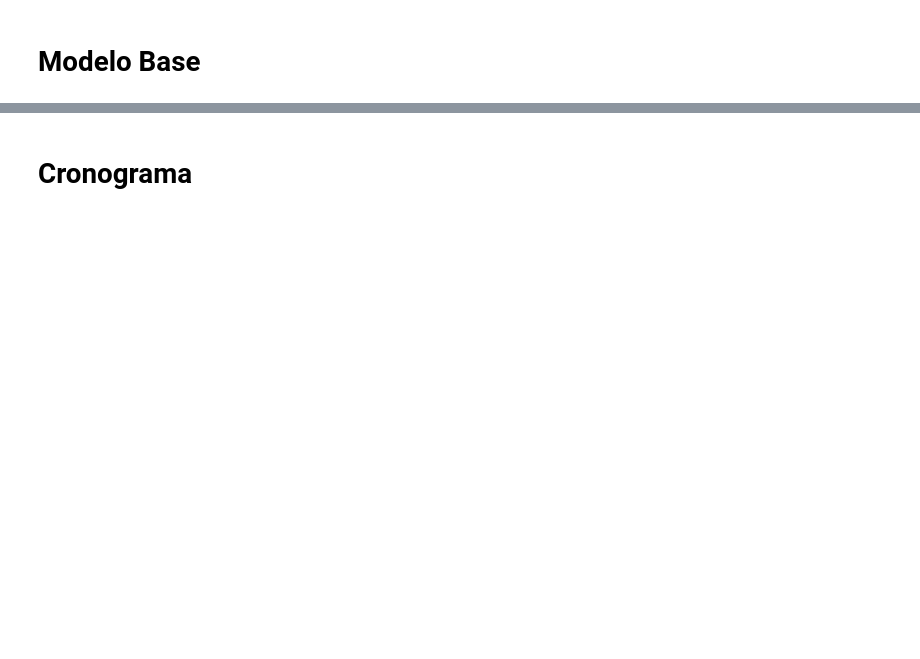
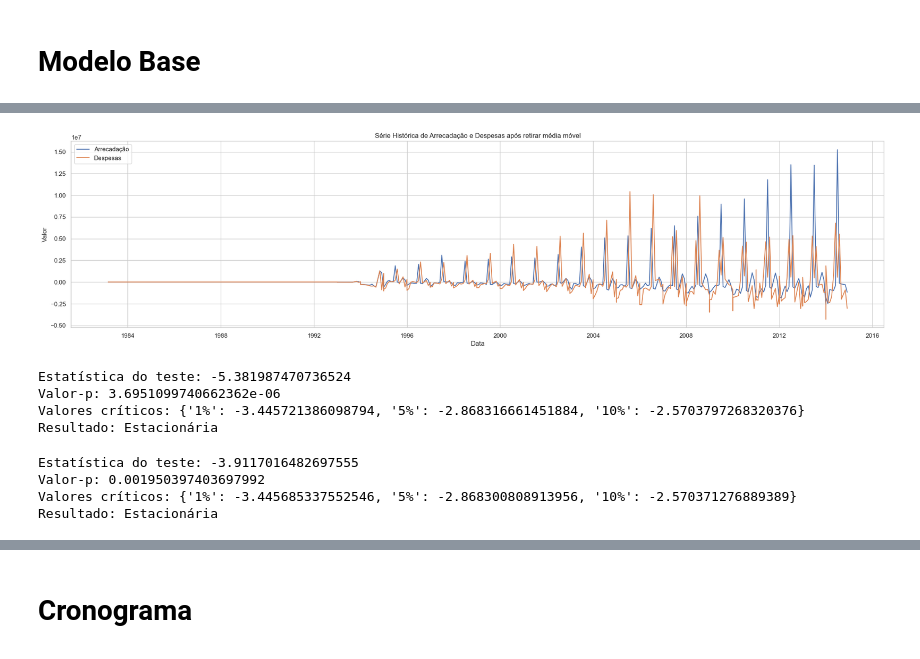
Before and after one commit to jvtsp/Projeto-Aplicado-5, a Jupyter notebook: Projeto_aplicado_IV_entrega_3.ipynb, the cells around one changed output, grey strips where cells are left out. Saved outputs shown, nothing was run; the diff lists cells and outputs as text; code cells hidden in the pictures; blank space fills up the shorter version.

```diff
--- a/Projeto_aplicado_IV_entrega_3.ipynb
+++ b/Projeto_aplicado_IV_entrega_3.ipynb
@@ -241,0 +477,59 @@ Se houver um pico significativo no lag 1 e nenhum outro pico significativo após
+# %%
+# Calculando a média móvel para as colunas 'arrecadacao' e 'despesas' com janela de 3 períodos
+media_movel_arrecadacao = df_final['arrecadacao'].rolling(window=20).mean()
+media_movel_despesas = df_final['despesas'].rolling(window=20).mean()
+
+
+df_arrecadacao_sem_media_movel = df_final['arrecadacao'].shift(periods=10) - media_movel_arrecadacao
+df_despesas_sem_media_movel = df_final['despesas'].shift(periods=11) - media_movel_despesas
+
+# Removendo Linhas NAN
+df_arrecadacao_sem_media_movel = df_arrecadacao_sem_media_movel.dropna()
+df_despesas_sem_media_movel = df_despesas_sem_media_movel.dropna()
+
+# Plotando a série histórica
+plt.figure(figsize=(26, 6))
+plt.plot(df_arrecadacao_sem_media_movel, label='Arrecadação')
+plt.plot(df_despesas_sem_media_movel, label='Despesas')
+plt.title('Série Histórica de Arrecadação e Despesas após retirar média móvel')
+plt.xlabel('Data')
+plt.ylabel('Valor')
+plt.legend()
+plt.grid(True)
+plt.show()
+# %% [output]
+[figure, added]
+# %%
+# Converter a coluna 'arrecadacao' em uma série temporal
+serie_temporal = df_arrecadacao_sem_media_movel
+
+# Execute o teste de Dickey-Fuller
+resultado_teste = adfuller(serie_temporal)
+
+# Extrair e imprimir os resultados
+print('Estatística do teste:', resultado_teste[0])
+print('Valor-p:', resultado_teste[1])
+print('Valores críticos:', resultado_teste[4])
+print('Resultado:', 'Estacionária' if resultado_teste[1] < 0.05 else 'Não estacionária')
+# %% [output]
+Estatística do teste: -5.381987470736524
+Valor-p: 3.6951099740662362e-06
+Valores críticos: {'1%': -3.445721386098794, '5%': -2.868316661451884, '10%': -2.5703797268320376}
+Resultado: Estacionária
+# %%
+# Converter a coluna 'despesas' em uma série temporal
+serie_temporal = df_despesas_sem_media_movel
+
+# Execute o teste de Dickey-Fuller
+resultado_teste = adfuller(serie_temporal)
+
+# Extrair e imprimir os resultados
+print('Estatística do teste:', resultado_teste[0])
+print('Valor-p:', resultado_teste[1])
+print('Valores críticos:', resultado_teste[4])
+print('Resultado:', 'Estacionária' if resultado_teste[1] < 0.05 else 'Não estacionária')
+# %% [output]
+Estatística do teste: -3.9117016482697555
+Valor-p: 0.001950397403697992
+Valores críticos: {'1%': -3.445685337552546, '5%': -2.868300808913956, '10%': -2.570371276889389}
+Resultado: Estacionária
```
Also changed, not shown: parts of 70 cells of this notebook, 4 other files.
